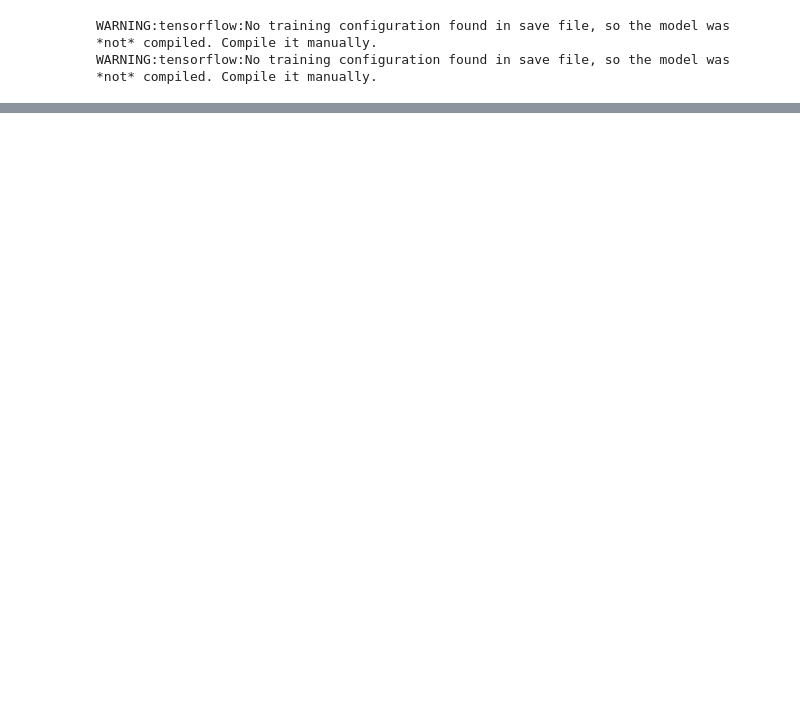
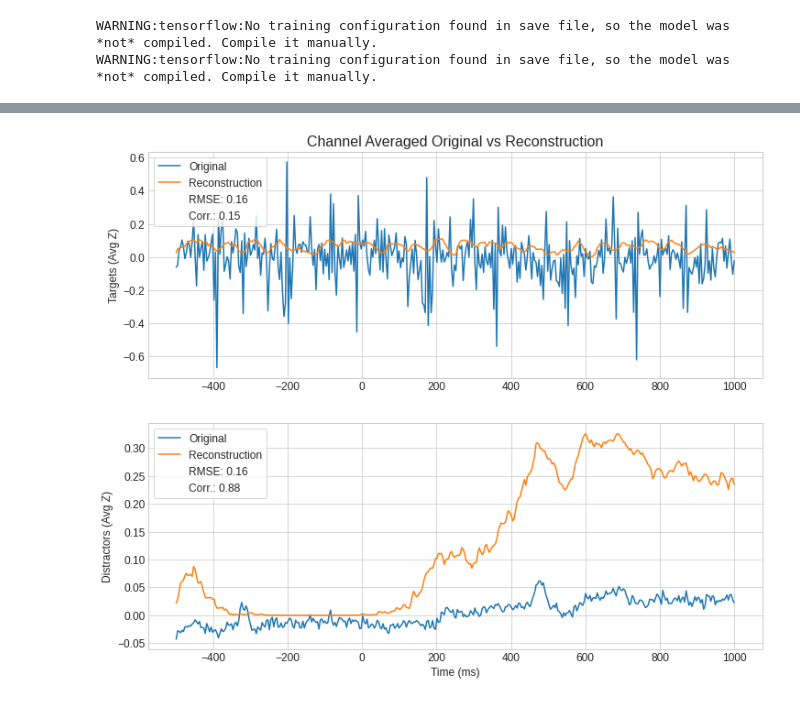
Before and after one commit to zainakh/bci-representation-learning, a Jupyter notebook: plot-eeg-reconstructions.ipynb, the cells around one changed output, grey strips where cells are left out. Drawn from its saved outputs; the diff is of its cells as text; code cells hidden in the pictures; blank space fills up the shorter version.

```diff
--- a/plot-eeg-reconstructions.ipynb
+++ b/plot-eeg-reconstructions.ipynb
@@ -88,0 +101,9 @@ RMSE Distractors: 0.006394434
+# %%
+_, _, eeg_encode_train = vae.encoder.predict(eeg_train)
+ee_rec_train = vae.decoder.predict(eeg_encode_train)
+# %%
+i = 70
+fn = 'ee' + str(i)
+plot_eeg_reconstruction(eeg_train[i], ee_rec_train[i], save=False, filename=fn)
+# %% [output]
+[figure, added]
```
Also changed, not shown: parts of 27 cells of this notebook, 4 other files.
